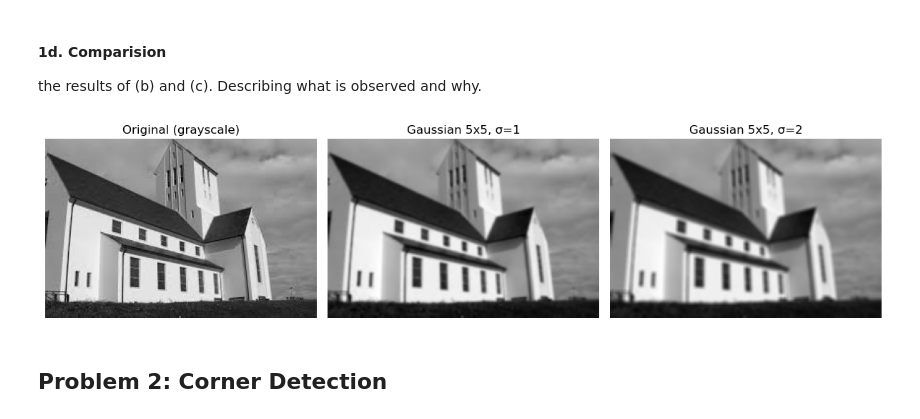
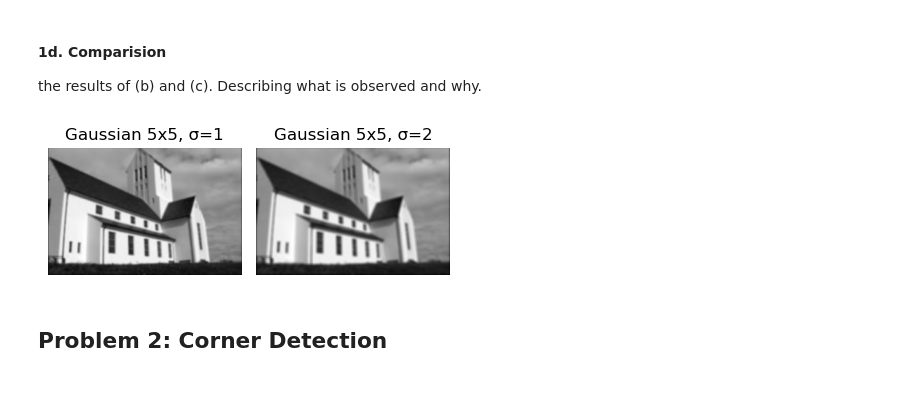
Before and after one commit to issarmank/cs-4452-assignment1-image-detection, a Jupyter notebook: image.ipynb, the cells around one changed output. Saved outputs shown, nothing was run; the diff lists cells and outputs as text; code cells hidden in the pictures; blank space fills up the shorter version.

```diff
--- a/image.ipynb
+++ b/image.ipynb
@@ -90,35 +194,21 @@ def convolve2d_manual(img, kernel, padding="reflect"):
 
 the results of (b) and (c). Describing what is observed and why.
 # %%
-# Gaussian smoothing with sigma=1 and sigma=2
-k1 = gaussian_kernel(5, sigma=1.0)
-k2 = gaussian_kernel(5, sigma=2.0)
-
-smooth_sigma1 = convolve2d_manual(float_image, k1, padding="reflect")
-smooth_sigma2 = convolve2d_manual(float_image, k2, padding="reflect")
-
-# Plot
-plt.figure(figsize=(12, 4))
-
-plt.subplot(1, 3, 1)
-plt.title("Original (grayscale)")
-plt.imshow(float_image, cmap="gray")
-plt.axis("off")
-
+# Smoothing results for σ=1 and σ=2
 plt.subplot(1, 3, 2)
 plt.title("Gaussian 5x5, σ=1")
 plt.imshow(smooth_sigma1, cmap="gray")
 plt.axis("off")
 
 plt.subplot(1, 3, 3)
 plt.title("Gaussian 5x5, σ=2")
 plt.imshow(smooth_sigma2, cmap="gray")
 plt.axis("off")
 
 plt.tight_layout()
 plt.show()
 # %% [output]
-[figure, old version]
+[figure, new version]
 # %% [markdown]
 ## Problem 2: Corner Detection
 # %% [markdown]
```
Also changed, not shown: parts of 10 cells of this notebook.
